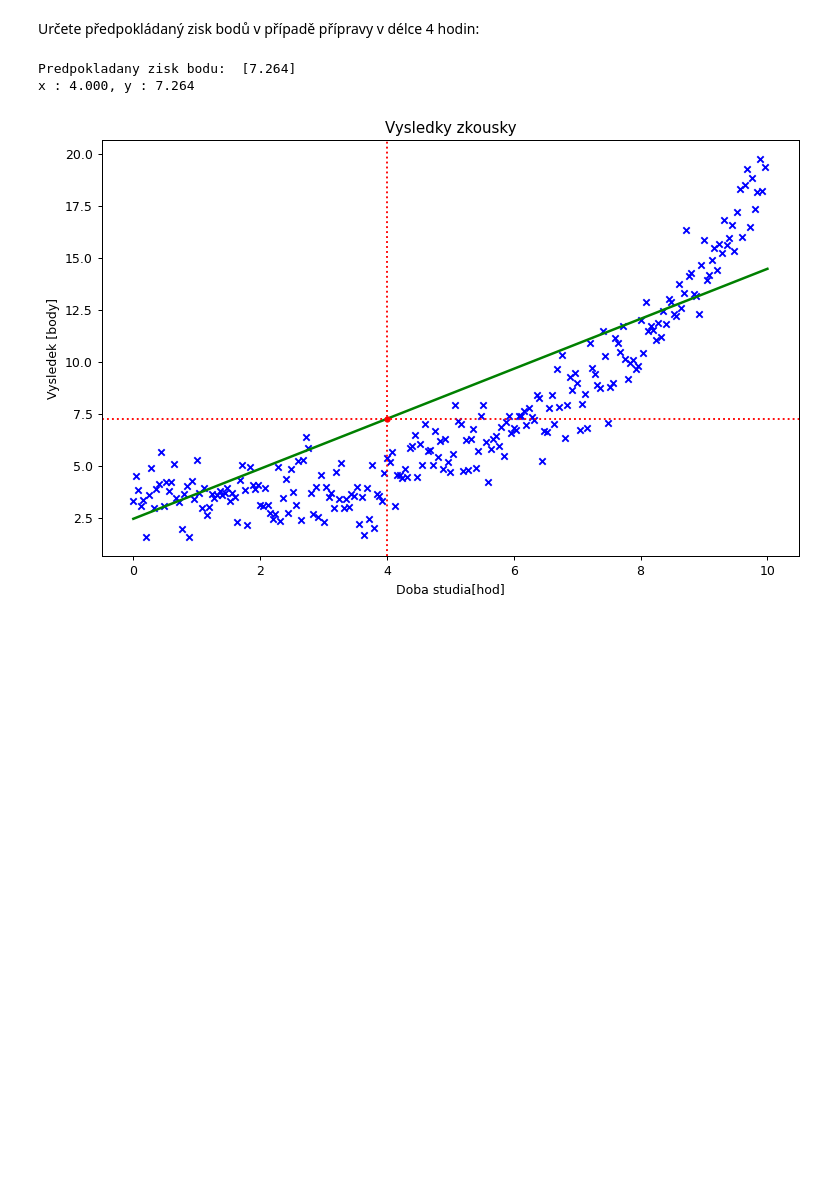
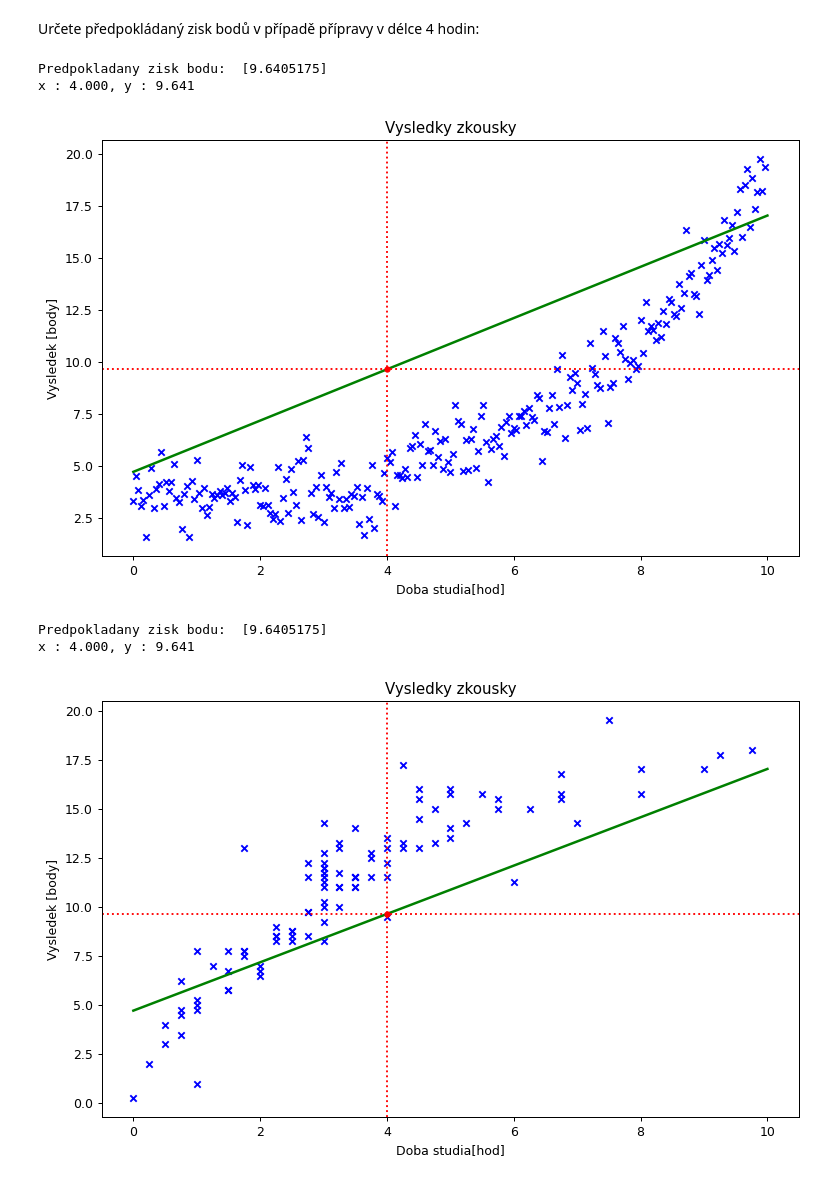
Before and after one commit to Noightmore/DataScience, a Jupyter notebook: usu/USU_02_LR_LSE_CZ.ipynb, the cells around one changed output. Cells and saved outputs as stored; diff of their text form; code cells hidden in the pictures; blank space fills up the shorter version.

```diff
--- a/usu/USU_02_LR_LSE_CZ.ipynb
+++ b/usu/USU_02_LR_LSE_CZ.ipynb
@@ -207,19 +207,28 @@ Určete předpokládaný zisk bodů v případě přípravy v délce 4 hodin:
 # %%
 #################################################################
 # ZDE DOPLNIT
 
 
 # nekolik uprav ve vykreslovani grafu
 # pouzit dataset x_exp, y_exp misto x, y
 # pouzit funkci np.exp(theta) misto theta
 
 valueX = 4
 valueY = np.exp(theta[0]) + np.exp(theta[1])*valueX
 print("Predpokladany zisk bodu: ", valueY)
 usu.draw(x_exp, y_exp, "Vysledky zkousky", "Doba studia[hod]", "Vysledek [body]", np.exp(theta), valueX, valueY)
 
+theta = computeThetaLSE(x, np.log(y))
+valueX = 4
+valueY = np.exp(theta[0]) + np.exp(theta[1])*valueX
+print("Predpokladany zisk bodu: ", valueY)
+usu.draw(x, y, "Vysledky zkousky", "Doba studia[hod]", "Vysledek [body]", np.exp(theta), valueX, valueY)
+
 #################################################################
 # %% [output]
-Predpokladany zisk bodu:  [7.264]
-x : 4.000, y : 7.264
+Predpokladany zisk bodu:  [9.6405175]
+x : 4.000, y : 9.641
-[figure, old version]
+[figure, new version]
+Predpokladany zisk bodu:  [9.6405175]
+x : 4.000, y : 9.641
+[figure, added]
```
